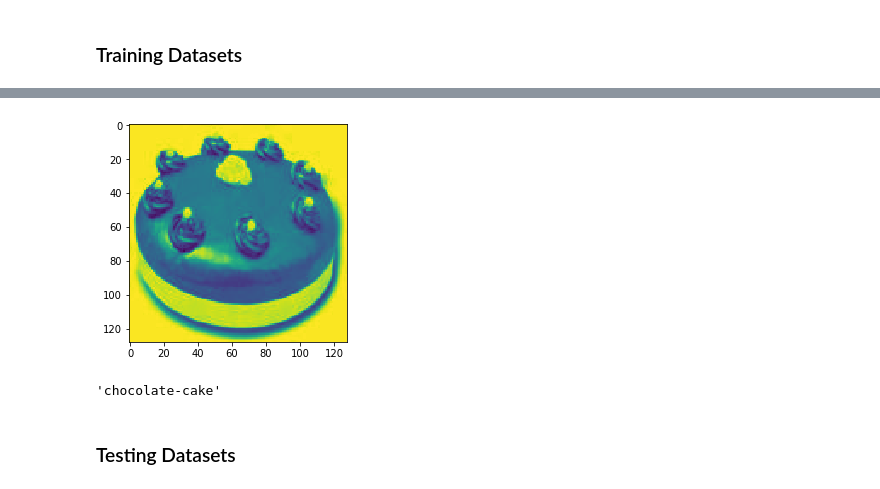
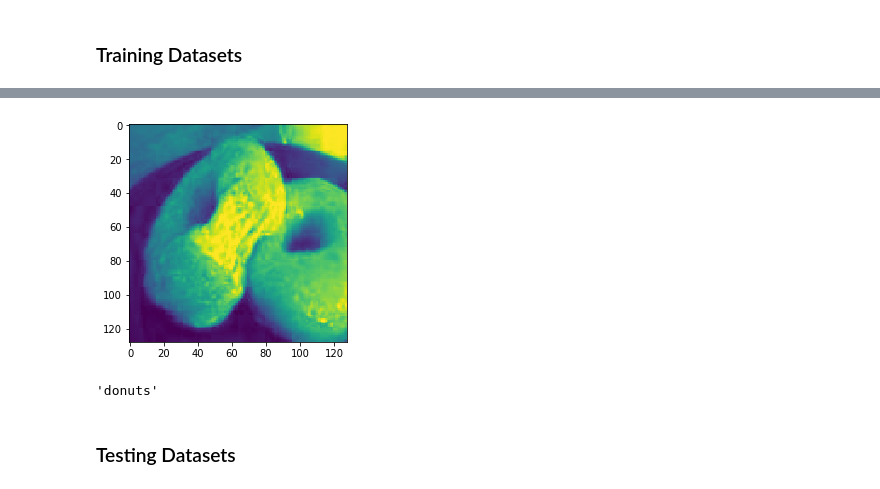
Before and after one commit to 10zinten/food-image-classifier, a Jupyter notebook: Food image classification with CNN in Tensorflow.ipynb, the cells around one changed output, grey strips where cells are left out. Cells and saved outputs as stored; diff of their text form; code cells hidden in the pictures.

```diff
--- a/Food image classification with CNN in Tensorflow.ipynb
+++ b/Food image classification with CNN in Tensorflow.ipynb
@@ -105,14 +105,14 @@ def train_batch(size=16):
         yield train_X[first_index: last_index], train_y[first_index: last_index]
         first_index, last_index = last_index, last_index + size
 # %%
-plt.imshow(train_X[0][:, :, 0])
+plt.imshow(train_X[1][:, :, 0])
 plt.show()
 # %% [output]
-[figure, old version]
+[figure, new version]
 # %%
-class_name[np.argmax(train_y[0])]
+class_name[np.argmax(train_y[1])]
 # %% [output]
-'chocolate-cake'
+'donuts'
 # %% [markdown]
 ### Testing Datasets
 # %%
```
Also changed, not shown: parts of 12 cells of this notebook, 3 other files.
